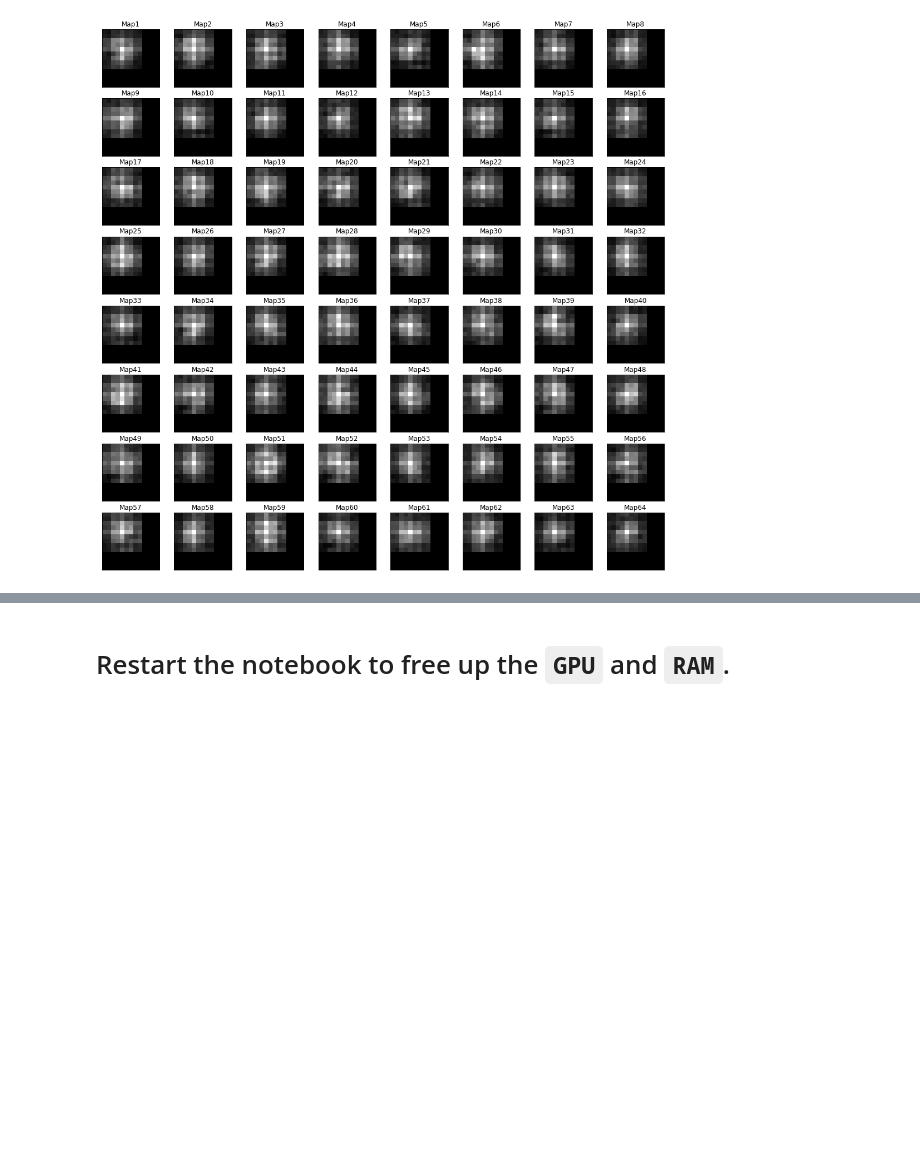
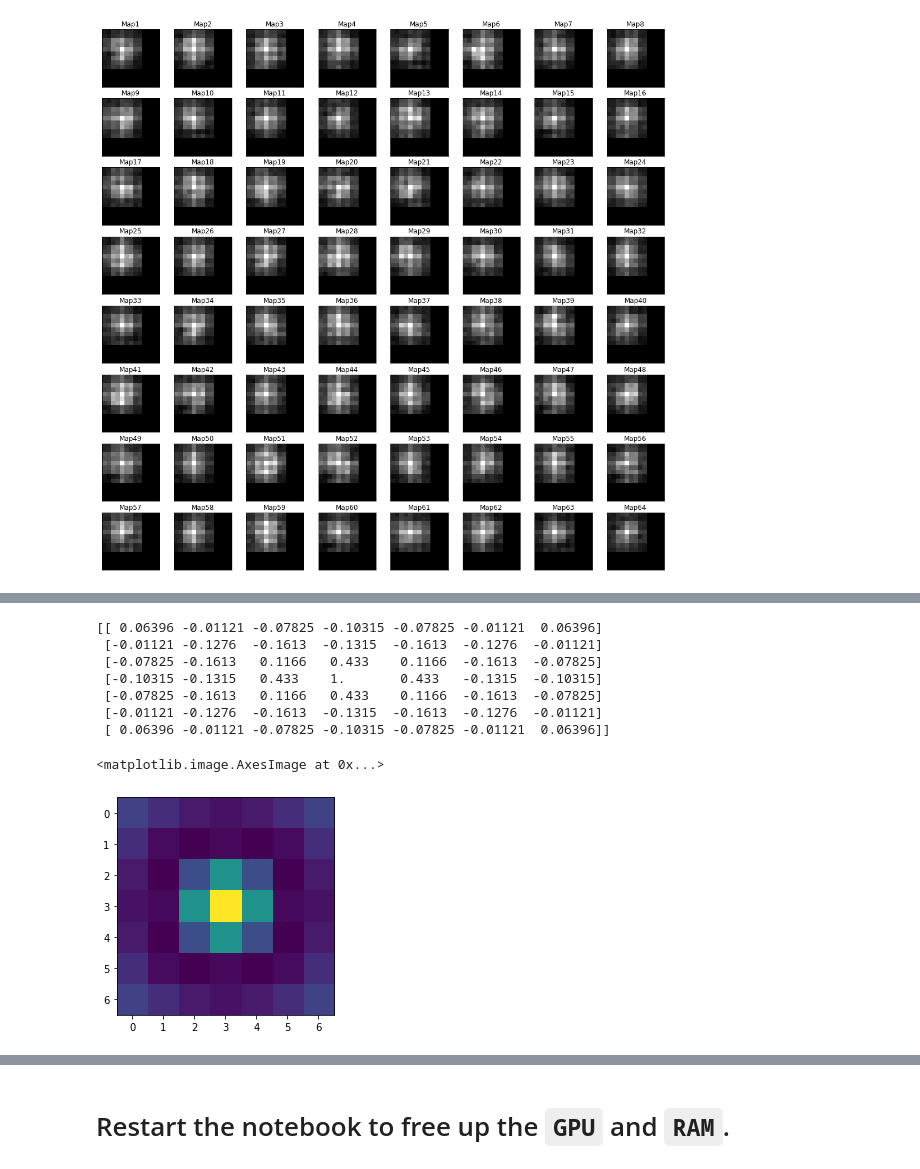
Before and after one commit to ruthvik92/ECE_697_Fall2020, a Jupyter notebook: train_cnn_using_numpy_arrays.ipynb, the cells around one changed output, grey strips where cells are left out. Saved outputs shown, nothing was run; the diff lists cells and outputs as text; code cells hidden in the pictures; blank space fills up the shorter version.

```diff
--- a/train_cnn_using_numpy_arrays.ipynb
+++ b/train_cnn_using_numpy_arrays.ipynb
@@ -322,0 +327,14 @@ fig.subplots_adjust(left=0.03, bottom=0.0, right=0.99, top=0.9, wspace=0.0, hspa
+# %%
+dog1 = fs.DoG(7, 1.0, 2.0)
+print(dog1.astype(np.float16))
+plt.imshow(dog1)
+# %% [output]
+[[ 0.06396 -0.01121 -0.07825 -0.10315 -0.07825 -0.01121  0.06396]
+ [-0.01121 -0.1276  -0.1613  -0.1315  -0.1613  -0.1276  -0.01121]
+ [-0.07825 -0.1613   0.1166   0.433    0.1166  -0.1613  -0.07825]
+ [-0.10315 -0.1315   0.433    1.       0.433   -0.1315  -0.10315]
+ [-0.07825 -0.1613   0.1166   0.433    0.1166  -0.1613  -0.07825]
+ [-0.01121 -0.1276  -0.1613  -0.1315  -0.1613  -0.1276  -0.01121]
+ [ 0.06396 -0.01121 -0.07825 -0.10315 -0.07825 -0.01121  0.06396]]
+<matplotlib.image.AxesImage at 0x...>
+[figure, added]
```
Also changed, not shown: parts of 14 cells of this notebook, 1 other file.
